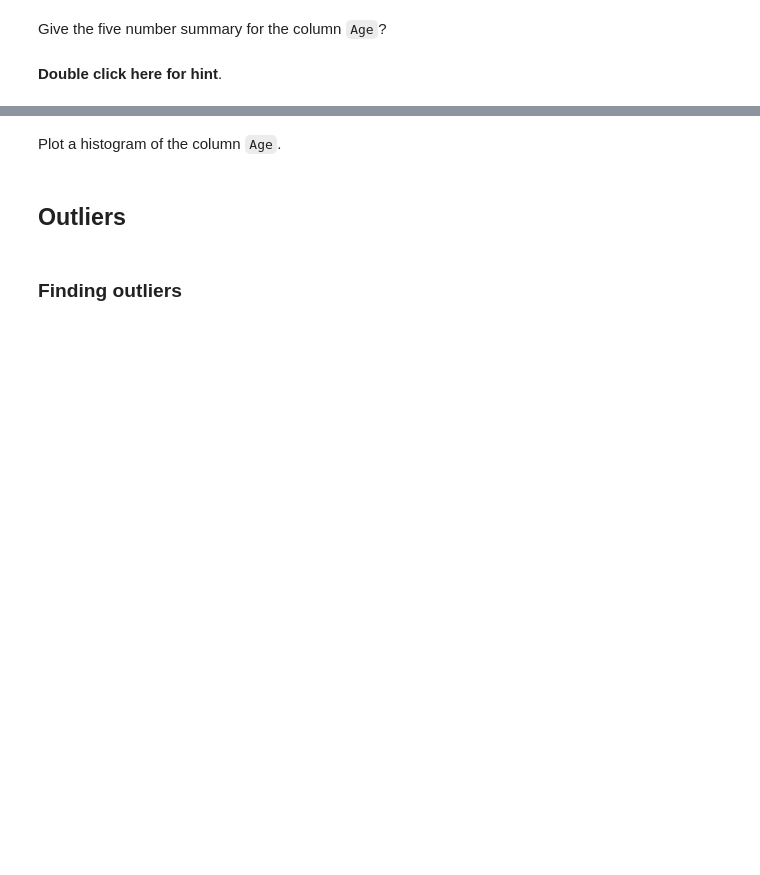
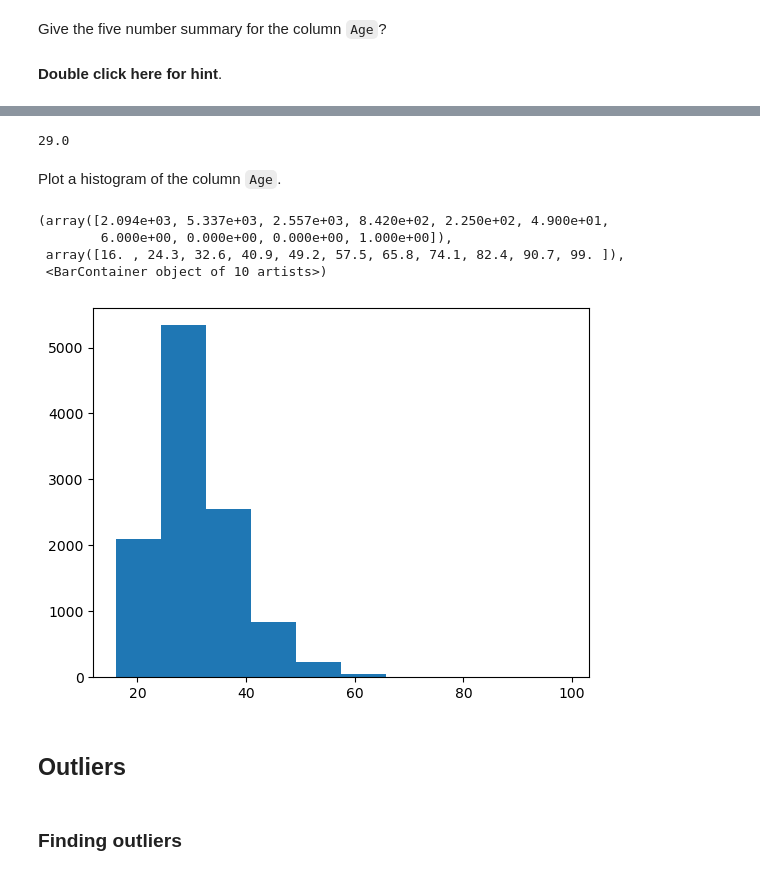
Before and after one commit to spillif/IT_business_consulting_project, a Jupyter notebook: M3ExploratoryDataAnalysis-lab.ipynb, the cells around one changed output, grey strips where cells are left out. Saved outputs shown, nothing was run; the diff lists cells and outputs as text; code cells hidden in the pictures; blank space fills up the shorter version.

```diff
--- a/M3ExploratoryDataAnalysis-lab.ipynb
+++ b/M3ExploratoryDataAnalysis-lab.ipynb
@@ -78,7 +132,18 @@ min,q1,median,q3,max of a column are its five number summary.
+# %%
+df['Age'].median()
+# %% [output]
+29.0
 # %% [markdown]
 Plot a histogram of the column `Age`.
 # %%
 # your code goes here
+plt.hist(df["Age"])
+# %% [output]
+(array([2.094e+03, 5.337e+03, 2.557e+03, 8.420e+02, 2.250e+02, 4.900e+01,
+        6.000e+00, 0.000e+00, 0.000e+00, 1.000e+00]),
+ array([16. , 24.3, 32.6, 40.9, 49.2, 57.5, 65.8, 74.1, 82.4, 90.7, 99. ]),
+ <BarContainer object of 10 artists>)
+[figure, added]
 # %% [markdown]
 ## Outliers
 # %% [markdown]
```
Also changed, not shown: parts of 18 cells of this notebook.
